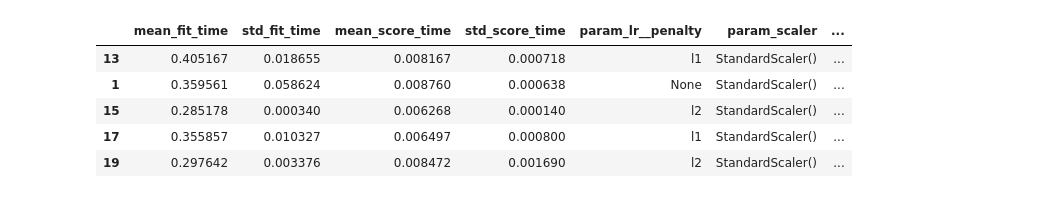
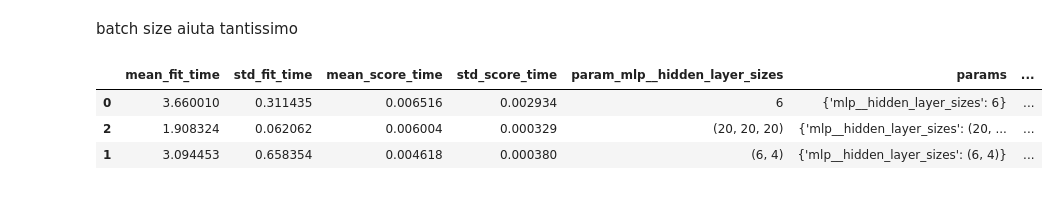
Before and after one commit to MauroPello/mushrooms-classification, a Jupyter notebook: model.ipynb, the cells around one changed output. Saved outputs shown, nothing was run; the diff lists cells and outputs as text; code cells hidden in the pictures.

```diff
--- a/model.ipynb
+++ b/model.ipynb
@@ -47,0 +7,7 @@ memory usage: 739.3 KB
+# %%
+mushrooms = pd.read_csv("mushrooms_cleaned.csv")
+
+y = mushrooms["is-edible"]
+X = mushrooms.drop(columns="is-edible")
+
+mushrooms.info()
@@ -47,0 +77,10 @@ memory usage: 739.3 KB
+# %%
+from sklearn.tree import DecisionTreeClassifier
+
+model = Pipeline([
+    ("scaler", StandardScaler()),
+    ("dtc", DecisionTreeClassifier(max_depth=5))
+])
+model.fit(X_train, y_train)
+
+print_eval(X_val, y_val, model)
@@ -47,0 +98,12 @@ memory usage: 739.3 KB
+# %%
+from sklearn.linear_model import RidgeClassifier
+# from sklearn.linear_model import RidgeClassifierCV
+
+model = Pipeline([
+    ("scaler", StandardScaler()),
+    ("rc", RidgeClassifier(alpha=0.5))
+])
+model.fit(X_train, y_train)
+
+# print_coefficients(model.named_steps["rc"])
+print_eval(X_val, y_val, model)
@@ -48,6 +121,4 @@ memory usage: 739.3 KB
 # %%
-from sklearn.pipeline import Pipeline
-from sklearn.preprocessing import StandardScaler
 from sklearn.linear_model import LogisticRegression
 from sklearn.model_selection import GridSearchCV, KFold, StratifiedKFold
 
@@ -60,28 +131,41 @@ model = Pipeline([
 ])
 grid = [
     {
-        "scaler": [None, StandardScaler()],
+        "scaler": [None, StandardScaler(), MinMaxScaler()],
         "lr__penalty": [None]
     },
     {
-        "scaler": [None, StandardScaler()],
+        "scaler": [None, StandardScaler(), MinMaxScaler()],
         "lr__penalty": ["l2", "l1"],
         "lr__C": np.logspace(-2, 2, 5)
     },
     {
-        "scaler": [None, StandardScaler()],
+        "scaler": [None, StandardScaler(), MinMaxScaler()],
         "lr__penalty": ["elasticnet"],
         "lr__C": np.logspace(-2, 2, 5),
         "lr__l1_ratio": [0.2, 0.5]
     }
 ]
-gs = GridSearchCV(model, grid, cv=skf)
-gs.fit(x, y)
-pd.DataFrame(gs.cv_results_).sort_values("rank_test_score").head(5)
+# gs = GridSearchCV(model, grid, cv=skf)
+# gs.fit(X, y)
+# pd.DataFrame(gs.cv_results_).sort_values("rank_test_score").head(5)
-# %% [output]
-|  | mean_fit_time | std_fit_time | mean_score_time | std_score_time | param_lr__penalty | param_scaler | ... |
-| 13 | 0.405167 | 0.018655 | 0.008167 | 0.000718 | l1 | StandardScaler() | ... |
-| 1 | 0.359561 | 0.058624 | 0.008760 | 0.000638 | None | StandardScaler() | ... |
-| 15 | 0.285178 | 0.000340 | 0.006268 | 0.000140 | l2 | StandardScaler() | ... |
-| 17 | 0.355857 | 0.010327 | 0.006497 | 0.000800 | l1 | StandardScaler() | ... |
-| 19 | 0.297642 | 0.003376 | 0.008472 | 0.001690 | l2 | StandardScaler() | ... |
+# %% [markdown]
+batch size aiuta tantissimo
+# %%
+from sklearn.neural_network import MLPClassifier
+
+model = Pipeline([
+    ("scaler", StandardScaler()),
+    ("mlp", MLPClassifier(batch_size=50, activation="relu", random_state=42))
+])
+grid = {
+    "mlp__hidden_layer_sizes": [6, (6, 4), (20, 20, 20)],
+}
+gs = GridSearchCV(model, grid, cv=skf)
+gs.fit(X_train, y_train)
+pd.DataFrame(gs.cv_results_).sort_values("rank_test_score").head(5)
+# %% [output]
+|  | mean_fit_time | std_fit_time | mean_score_time | std_score_time | param_mlp__hidden_layer_sizes | params | ... |
+| 0 | 3.660010 | 0.311435 | 0.006516 | 0.002934 | 6 | {'mlp__hidden_layer_sizes': 6} | ... |
+| 2 | 1.908324 | 0.062062 | 0.006004 | 0.000329 | (20, 20, 20) | {'mlp__hidden_layer_sizes': (20, ... | ... |
+| 1 | 3.094453 | 0.658354 | 0.004618 | 0.000380 | (6, 4) | {'mlp__hidden_layer_sizes': (6, 4)} | ... |
```
Also changed, not shown: parts of 8 cells of this notebook, 2 other files.
